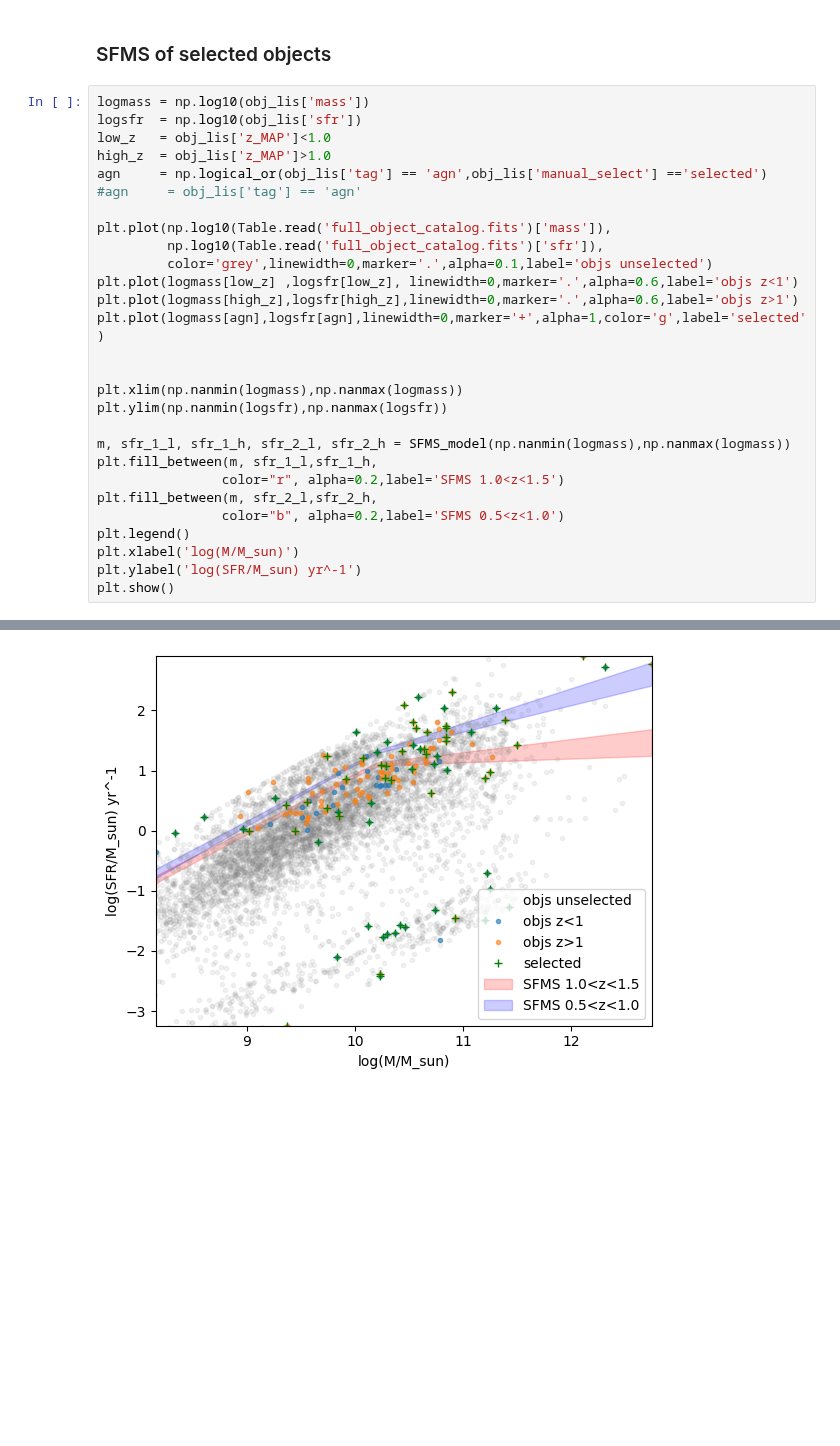
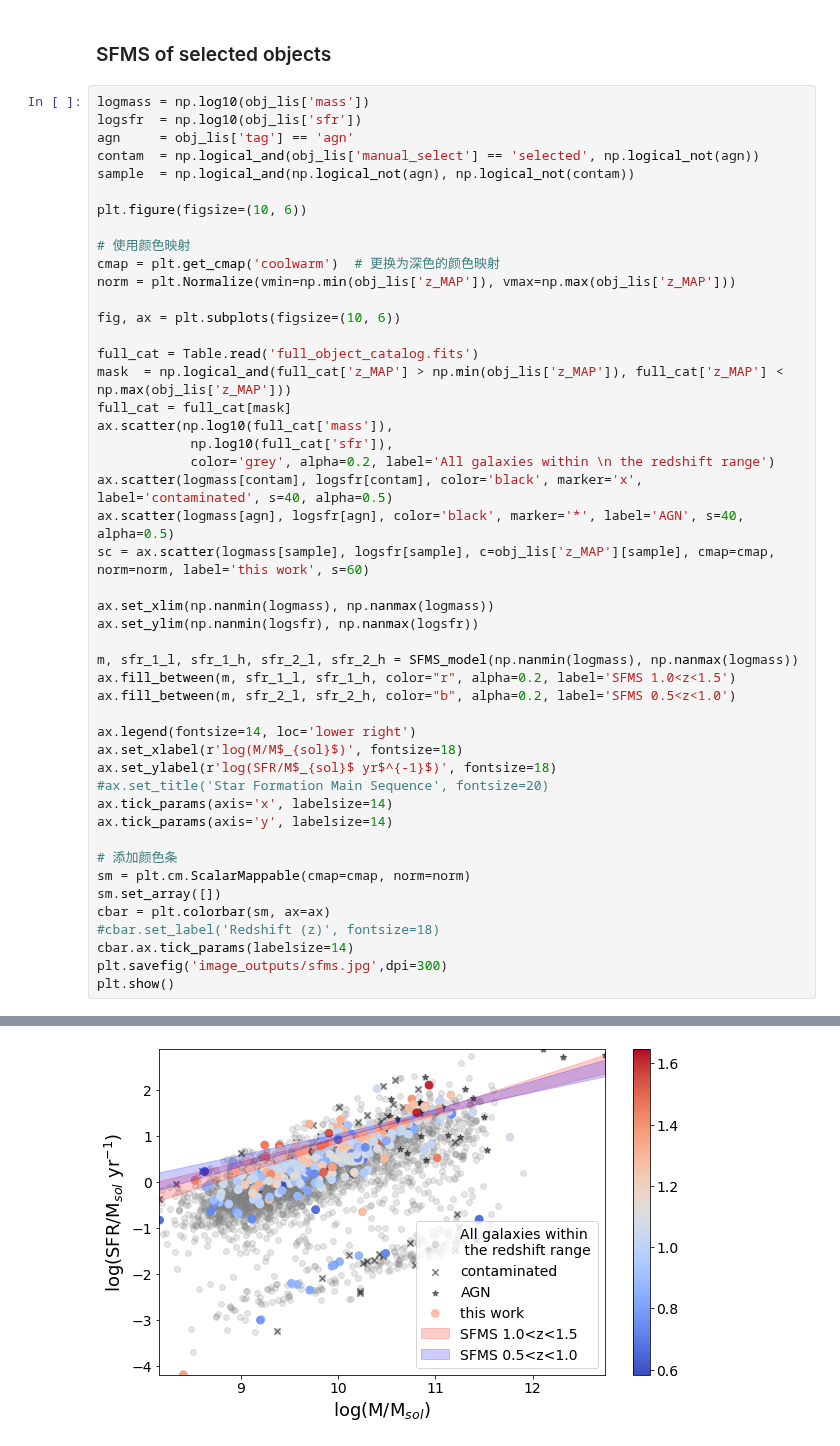
Before and after one commit to 2003cy/Balmer-Decrement-CLEAR, a Jupyter notebook: 2_object_z_sfr.ipynb, the cells around one changed output, grey strips where cells are left out. Drawn from its saved outputs; the diff is of its cells as text; blank space fills up the shorter version.

```diff
--- a/2_object_z_sfr.ipynb
+++ b/2_object_z_sfr.ipynb
@@ -61,29 +177,48 @@ def SFMS_model(m_min,m_max):
 # %%
 logmass = np.log10(obj_lis['mass'])
 logsfr  = np.log10(obj_lis['sfr'])
-low_z   = obj_lis['z_MAP']<1.0
-high_z  = obj_lis['z_MAP']>1.0
-agn     = np.logical_or(obj_lis['tag'] == 'agn',obj_lis['manual_select'] =='selected')
-#agn     = obj_lis['tag'] == 'agn'
+agn     = obj_lis['tag'] == 'agn'
+contam  = np.logical_and(obj_lis['manual_select'] == 'selected', np.logical_not(agn))
+sample  = np.logical_and(np.logical_not(agn), np.logical_not(contam))
 
-plt.plot(np.log10(Table.read('full_object_catalog.fits')['mass']),
-         np.log10(Table.read('full_object_catalog.fits')['sfr']),
-         color='grey',linewidth=0,marker='.',alpha=0.1,label='objs unselected')
-plt.plot(logmass[low_z] ,logsfr[low_z], linewidth=0,marker='.',alpha=0.6,label='objs z<1')
-plt.plot(logmass[high_z],logsfr[high_z],linewidth=0,marker='.',alpha=0.6,label='objs z>1')
-plt.plot(logmass[agn],logsfr[agn],linewidth=0,marker='+',alpha=1,color='g',label='selected')
+plt.figure(figsize=(10, 6))
 
+# 使用颜色映射
+cmap = plt.get_cmap('coolwarm')  # 更换为深色的颜色映射
+norm = plt.Normalize(vmin=np.min(obj_lis['z_MAP']), vmax=np.max(obj_lis['z_MAP']))
 
-plt.xlim(np.nanmin(logmass),np.nanmax(logmass))
-plt.ylim(np.nanmin(logsfr),np.nanmax(logsfr))
+fig, ax = plt.subplots(figsize=(10, 6))
 
-m, sfr_1_l, sfr_1_h, sfr_2_l, sfr_2_h = SFMS_model(np.nanmin(logmass),np.nanmax(logmass))
-plt.fill_between(m, sfr_1_l,sfr_1_h,
-                color="r", alpha=0.2,label='SFMS 1.0<z<1.5')
-plt.fill_between(m, sfr_2_l,sfr_2_h,
-                color="b", alpha=0.2,label='SFMS 0.5<z<1.0')
-plt.legend()
-plt.xlabel('log(M/M_sun)')
-plt.ylabel('log(SFR/M_sun) yr^-1')
+full_cat = Table.read('full_object_catalog.fits')
+mask  = np.logical_and(full_cat['z_MAP'] > np.min(obj_lis['z_MAP']), full_cat['z_MAP'] < np.max(obj_lis['z_MAP']))
+full_cat = full_cat[mask]
+ax.scatter(np.log10(full_cat['mass']),
+            np.log10(full_cat['sfr']),
+            color='grey', alpha=0.2, label='All galaxies within \n the redshift range')
+ax.scatter(logmass[contam], logsfr[contam], color='black', marker='x', label='contaminated', s=40, alpha=0.5)
+ax.scatter(logmass[agn], logsfr[agn], color='black', marker='*', label='AGN', s=40, alpha=0.5)
+sc = ax.scatter(logmass[sample], logsfr[sample], c=obj_lis['z_MAP'][sample], cmap=cmap, norm=norm, label='this work', s=60)
+
+ax.set_xlim(np.nanmin(logmass), np.nanmax(logmass))
+ax.set_ylim(np.nanmin(logsfr), np.nanmax(logsfr))
+
+m, sfr_1_l, sfr_1_h, sfr_2_l, sfr_2_h = SFMS_model(np.nanmin(logmass), np.nanmax(logmass))
+ax.fill_between(m, sfr_1_l, sfr_1_h, color="r", alpha=0.2, label='SFMS 1.0<z<1.5')
+ax.fill_between(m, sfr_2_l, sfr_2_h, color="b", alpha=0.2, label='SFMS 0.5<z<1.0')
+
+ax.legend(fontsize=14, loc='lower right')
+ax.set_xlabel(r'log(M/M$_{sol}$)', fontsize=18)
+ax.set_ylabel(r'log(SFR/M$_{sol}$ yr$^{-1}$)', fontsize=18)
+#ax.set_title('Star Formation Main Sequence', fontsize=20)
+ax.tick_params(axis='x', labelsize=14)
+ax.tick_params(axis='y', labelsize=14)
+
+# 添加颜色条
+sm = plt.cm.ScalarMappable(cmap=cmap, norm=norm)
+sm.set_array([])
+cbar = plt.colorbar(sm, ax=ax)
+#cbar.set_label('Redshift (z)', fontsize=18)
+cbar.ax.tick_params(labelsize=14)
+plt.savefig('image_outputs/sfms.jpg',dpi=300)
 plt.show()
 # %% [output]
@@ -90 +226 @@ plt.show()
-[figure, old version]
+[figure, new version]
```
Also changed, not shown: parts of 10 cells of this notebook, 41 other files.
